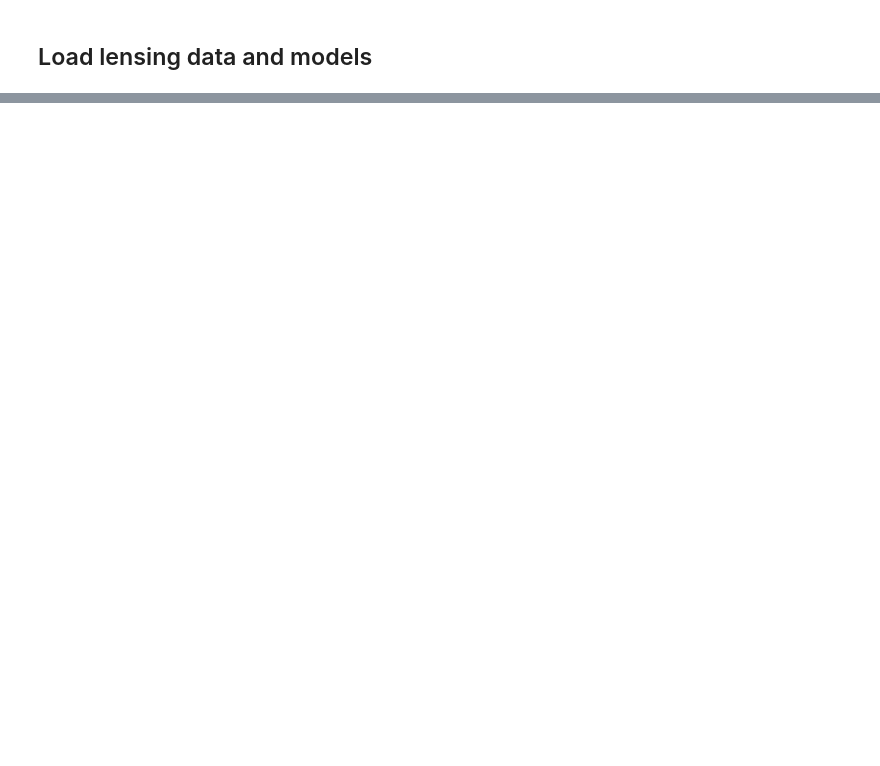
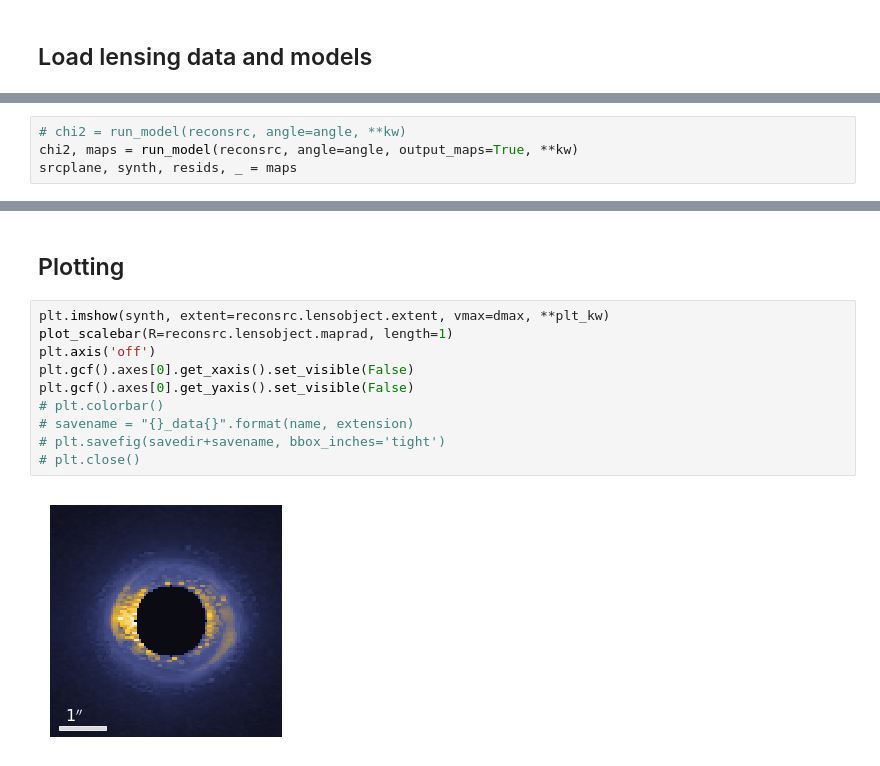
Before and after one commit to phdenzel/slacs-match, a Jupyter notebook: matching_test.ipynb, the cells around one changed output, grey strips where cells are left out. Cells and saved outputs as stored; diff of their text form; blank space fills up the shorter version.

```diff
--- a/matching_test.ipynb
+++ b/matching_test.ipynb
@@ -161,0 +93,4 @@ cb = plt.colorbar()
+# %%
+# chi2 = run_model(reconsrc, angle=angle, **kw)
+chi2, maps = run_model(reconsrc, angle=angle, output_maps=True, **kw)
+srcplane, synth, resids, _ = maps
@@ -161,0 +101,14 @@ cb = plt.colorbar()
+# %% [markdown]
+## Plotting
+# %%
+plt.imshow(synth, extent=reconsrc.lensobject.extent, vmax=dmax, **plt_kw)
+plot_scalebar(R=reconsrc.lensobject.maprad, length=1)
+plt.axis('off')
+plt.gcf().axes[0].get_xaxis().set_visible(False)
+plt.gcf().axes[0].get_yaxis().set_visible(False)
+# plt.colorbar()
+# savename = "{}_data{}".format(name, extension)
+# plt.savefig(savedir+savename, bbox_inches='tight')
+# plt.close()
+# %% [output]
+[figure, added]
```
Also changed, not shown: parts of 22 cells of this notebook, 4 other files.
